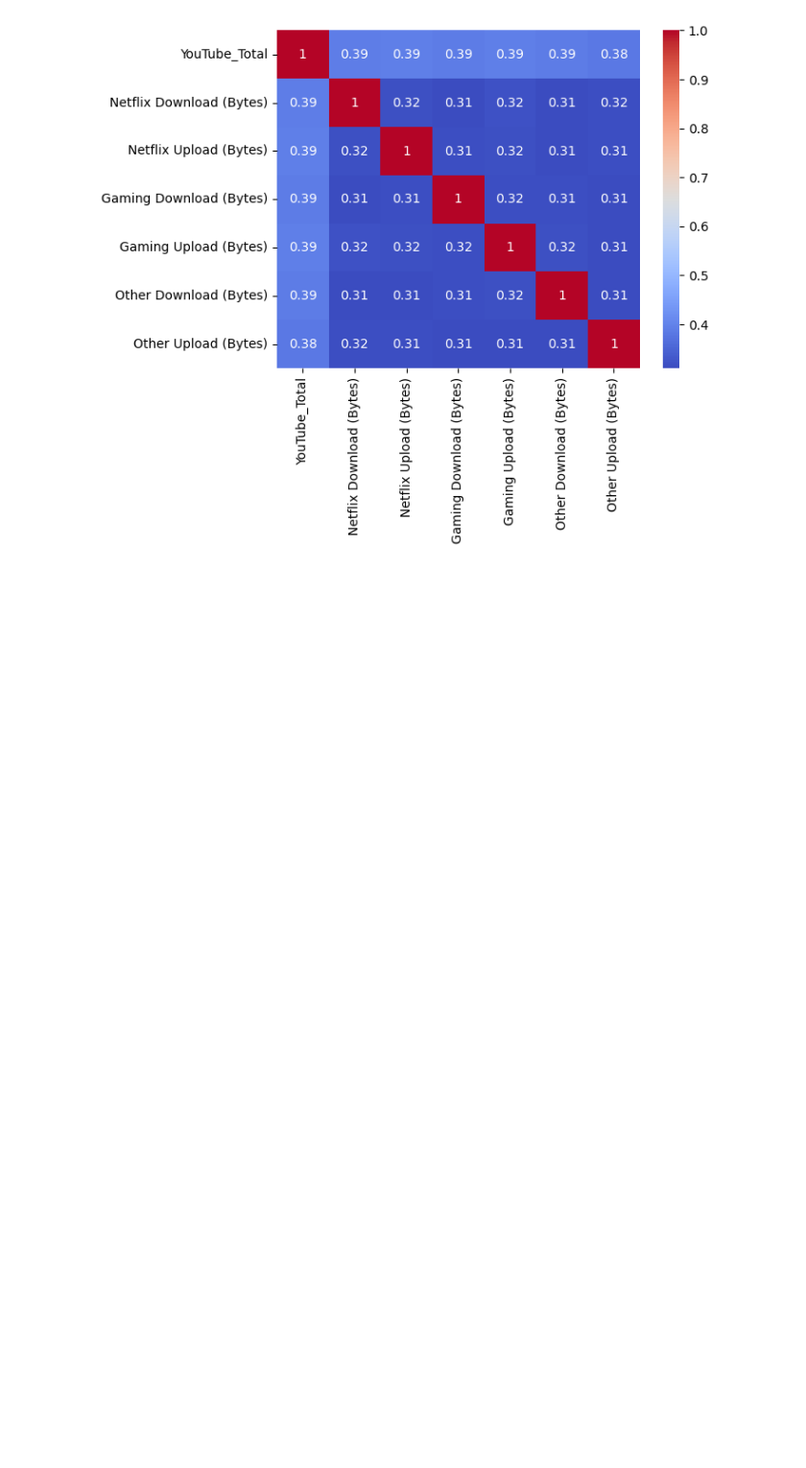
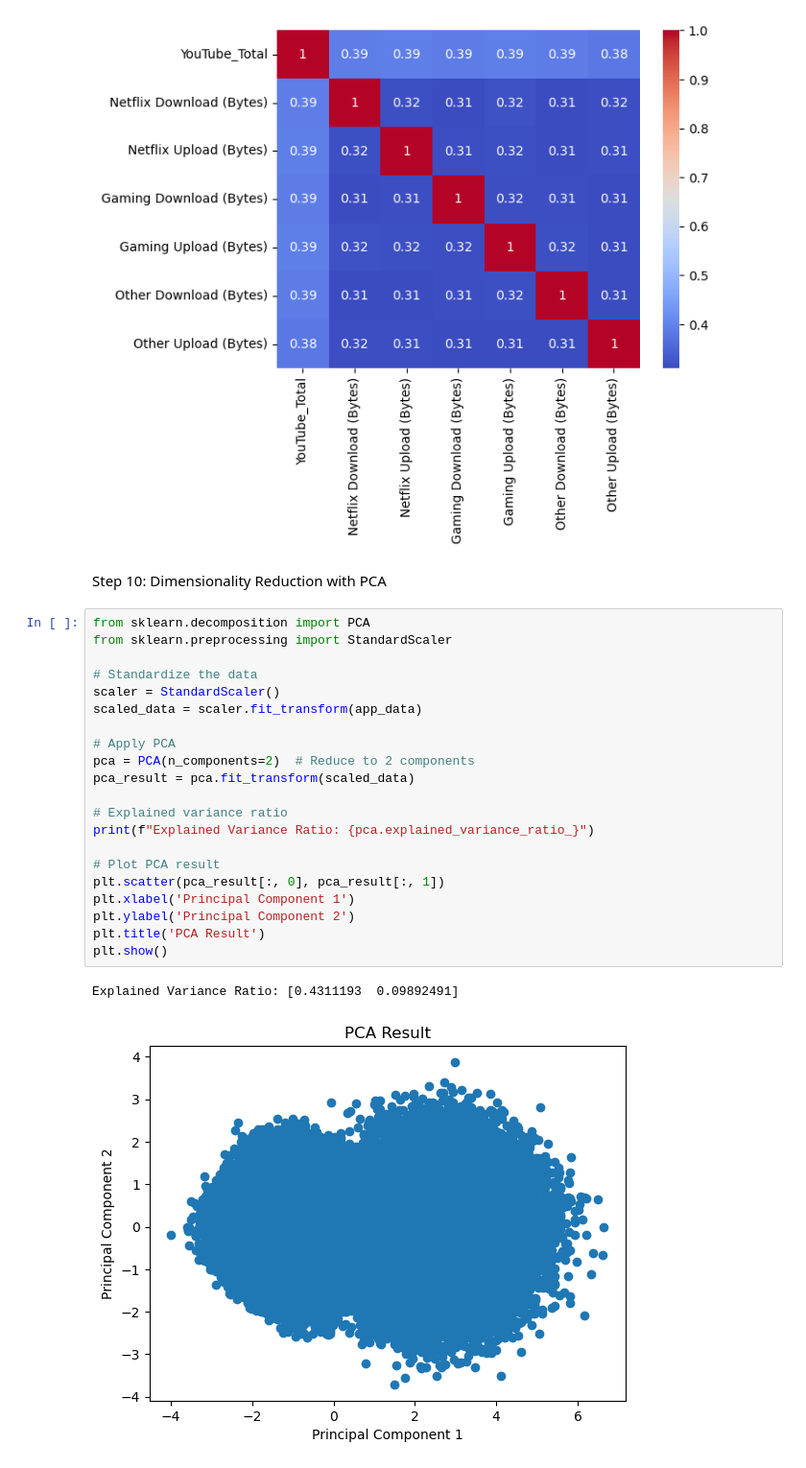
Before and after one commit to AregawiF/TellCo-Analysis-and-Growth-Opportunity-Dashboard, a Jupyter notebook: notebooks/ExploratoryDataAnalysis.ipynb, the cells around one changed output. Shown: that part at 96% size. Saved outputs shown, nothing was run; the diff lists cells and outputs as text; blank space fills up the shorter version.

Commit message:
dimensionality reduction

```diff
--- a/notebooks/ExploratoryDataAnalysis.ipynb
+++ b/notebooks/ExploratoryDataAnalysis.ipynb
@@ -201,3 +201,29 @@ Gaming Upload (Bytes)                 0.312519
 Other Download (Bytes)                0.312518
 Other Upload (Bytes)                  1.000000
 [figure]
+# %% [markdown]
+Step 10: Dimensionality Reduction with PCA
+# %%
+from sklearn.decomposition import PCA
+from sklearn.preprocessing import StandardScaler
+
+# Standardize the data
+scaler = StandardScaler()
+scaled_data = scaler.fit_transform(app_data)
+
+# Apply PCA
+pca = PCA(n_components=2)  # Reduce to 2 components
+pca_result = pca.fit_transform(scaled_data)
+
+# Explained variance ratio
+print(f"Explained Variance Ratio: {pca.explained_variance_ratio_}")
+
+# Plot PCA result
+plt.scatter(pca_result[:, 0], pca_result[:, 1])
+plt.xlabel('Principal Component 1')
+plt.ylabel('Principal Component 2')
+plt.title('PCA Result')
+plt.show()
+# %% [output]
+Explained Variance Ratio: [0.4311193  0.09892491]
+[figure, added]
```
